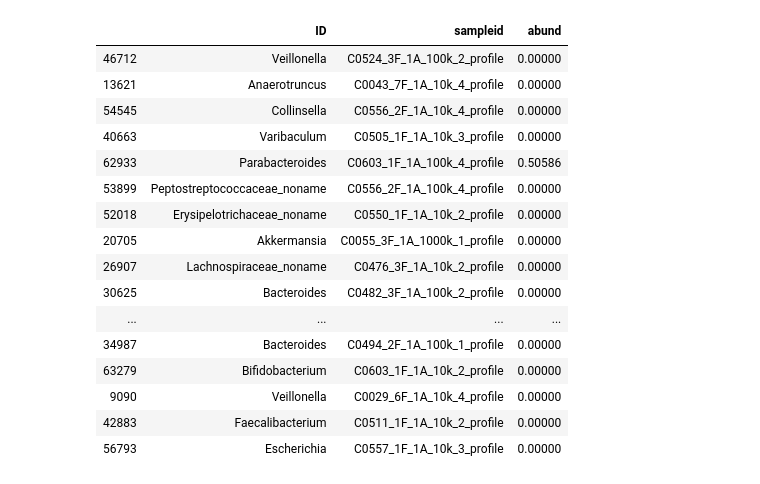
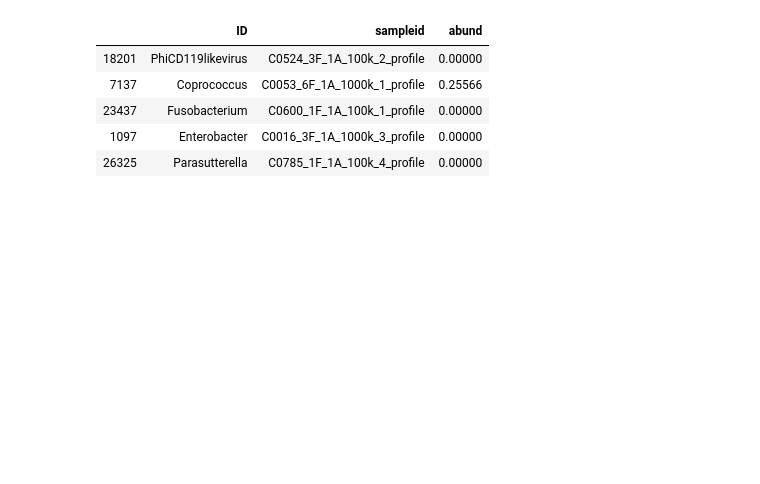
Before and after one commit to Klepac-Ceraj-Lab/thesis, a Jupyter notebook: subsampled_analysis/subsample_analysis.ipynb, the cells around one changed output. Cells and saved outputs as stored; diff of their text form; code cells hidden in the pictures; blank space fills up the shorter version.

```diff
--- a/subsampled_analysis/subsample_analysis.ipynb
+++ b/subsampled_analysis/subsample_analysis.ipynb
@@ -13,5 +83,6 @@ subsample = pd.read_csv("~/Documents/thesis/subsampled_analysis/merged_abundance
 # %%
 # only keep genera
-subsample = subsample[subsample['ID'].str.contains("\|s__")]
+subsample = subsample[subsample['ID'].str.contains("\|g__")]
+subsample = subsample[~subsample['ID'].str.contains("\|s__")]
 subsample = subsample[~subsample['ID'].str.contains("\|t__")]
 # %%
@@ -31,0 +102,2 @@ subsample.to_csv('subsample_calculateshannon.csv')
+# %%
+subsample_transposed = subsample.set_index('ID').transpose()
@@ -33,25 +119,14 @@ subsample.to_csv('subsample_calculateshannon.csv')
 # melt dataframes
 subsample_melt = pd.melt(subsample, id_vars=["ID"], var_name = "sampleid", value_name = "abund")
 # %%
-subsample_melt.sample(30)
+subsample_melt.sample(5)
 # %% [output]
 |  | ID | sampleid | abund |
-| 46712 | Veillonella | C0524_3F_1A_100k_2_profile | 0.00000 |
-| 13621 | Anaerotruncus | C0043_7F_1A_10k_4_profile | 0.00000 |
-| 54545 | Collinsella | C0556_2F_1A_10k_4_profile | 0.00000 |
-| 40663 | Varibaculum | C0505_1F_1A_10k_3_profile | 0.00000 |
-| 62933 | Parabacteroides | C0603_1F_1A_100k_4_profile | 0.50586 |
-| 53899 | Peptostreptococcaceae_noname | C0556_2F_1A_100k_4_profile | 0.00000 |
-| 52018 | Erysipelotrichaceae_noname | C0550_1F_1A_10k_2_profile | 0.00000 |
-| 20705 | Akkermansia | C0055_3F_1A_1000k_1_profile | 0.00000 |
-| 26907 | Lachnospiraceae_noname | C0476_3F_1A_10k_2_profile | 0.00000 |
-| 30625 | Bacteroides | C0482_3F_1A_100k_2_profile | 0.00000 |
-| ... | ... | ... | ... |
-| 34987 | Bacteroides | C0494_2F_1A_100k_1_profile | 0.00000 |
-| 63279 | Bifidobacterium | C0603_1F_1A_10k_2_profile | 0.00000 |
-| 9090 | Veillonella | C0029_6F_1A_10k_4_profile | 0.00000 |
-| 42883 | Faecalibacterium | C0511_1F_1A_10k_2_profile | 0.00000 |
-| 56793 | Escherichia | C0557_1F_1A_10k_3_profile | 0.00000 |
+| 18201 | PhiCD119likevirus | C0524_3F_1A_100k_2_profile | 0.00000 |
+| 7137 | Coprococcus | C0053_6F_1A_1000k_1_profile | 0.25566 |
+| 23437 | Fusobacterium | C0600_1F_1A_100k_1_profile | 0.00000 |
+| 1097 | Enterobacter | C0016_3F_1A_1000k_3_profile | 0.00000 |
+| 26325 | Parasutterella | C0785_1F_1A_100k_4_profile | 0.00000 |
 # %%
 subsample_melt["replicate"] = subsample_melt['sampleid'].str.split("k_").str[-1]
 subsample_melt["replicate"] = subsample_melt['replicate'].str.split("_profile").str[0]
```
Also changed, not shown: parts of 47 cells of this notebook, 2 other files.
